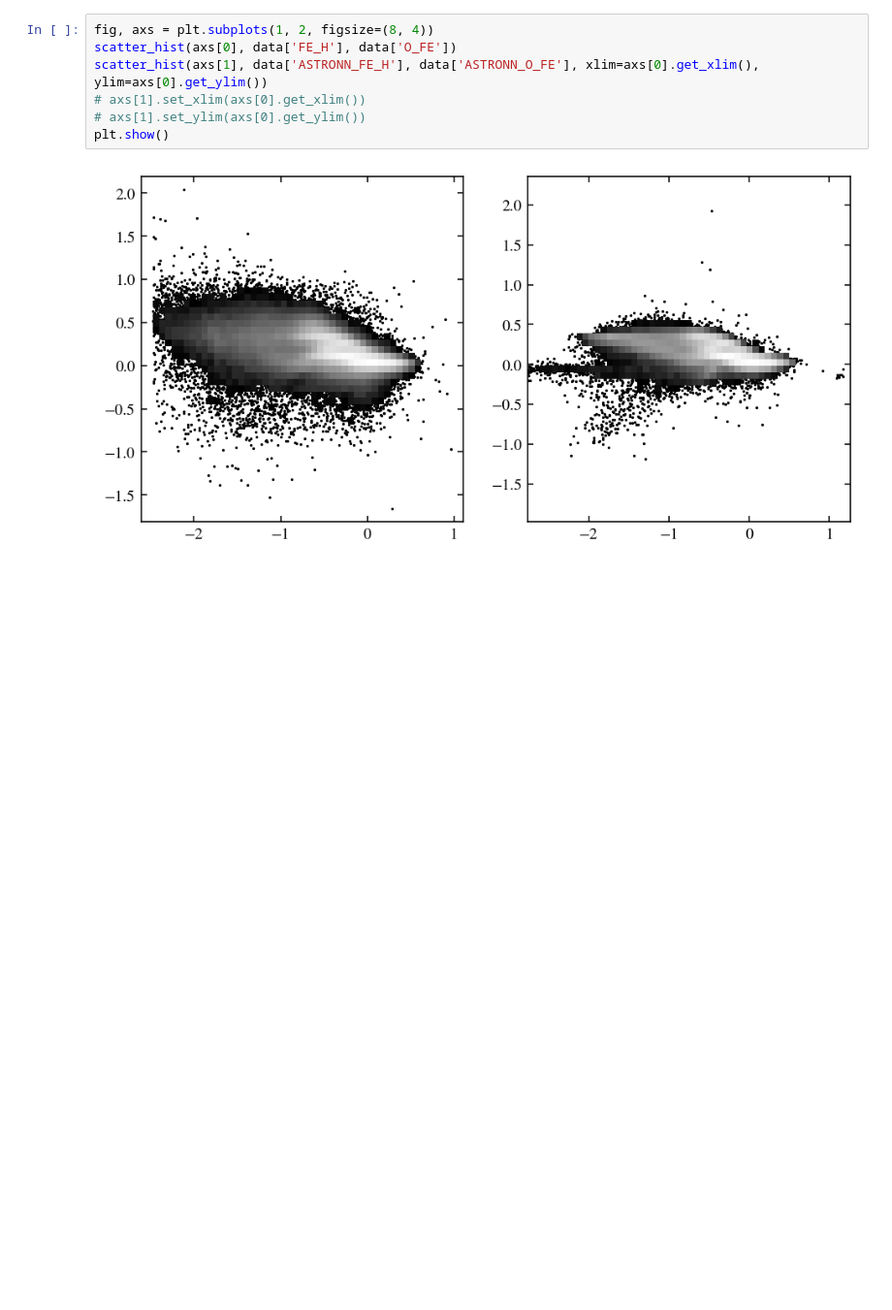
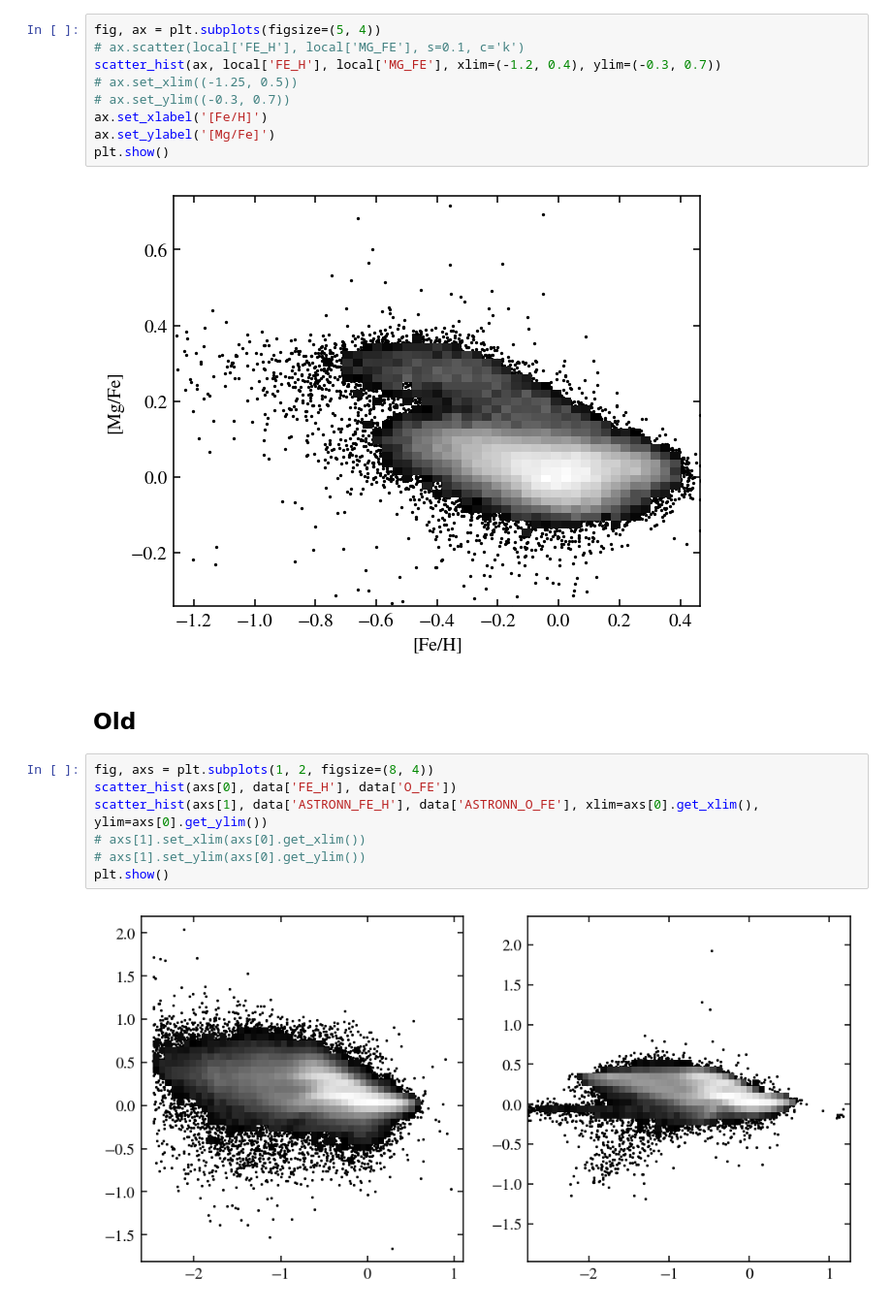
Before and after one commit to lodubay/galactic-dtd, a Jupyter notebook: notebooks/solar_neighborhood.ipynb, the cells around one changed output. Shown at 97% size. Drawn from its saved outputs; the diff is of its cells as text; blank space fills up the shorter version.

```diff
--- a/notebooks/abundance_scratch.ipynb
+++ b/notebooks/solar_neighborhood.ipynb
@@ -216,3 +247,16 @@ data.columns.to_list()
+# %%
+fig, ax = plt.subplots(figsize=(5, 4))
+# ax.scatter(local['FE_H'], local['MG_FE'], s=0.1, c='k')
+scatter_hist(ax, local['FE_H'], local['MG_FE'], xlim=(-1.2, 0.4), ylim=(-0.3, 0.7))
+# ax.set_xlim((-1.25, 0.5))
+# ax.set_ylim((-0.3, 0.7))
+ax.set_xlabel('[Fe/H]')
+ax.set_ylabel('[Mg/Fe]')
+plt.show()
+# %% [output]
+[figure, added]
+# %% [markdown]
+## Old
 # %%
 fig, axs = plt.subplots(1, 2, figsize=(8, 4))
 scatter_hist(axs[0], data['FE_H'], data['O_FE'])
```
Also changed, not shown: parts of 7 cells of this notebook.
